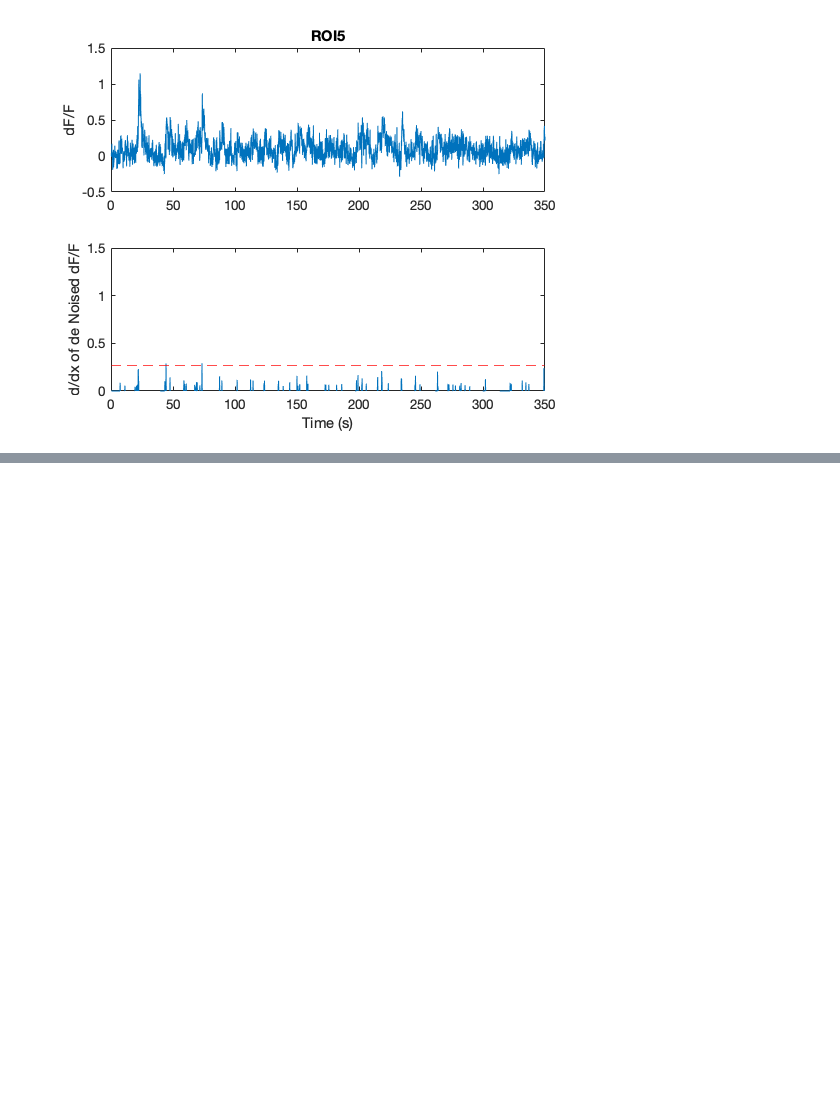
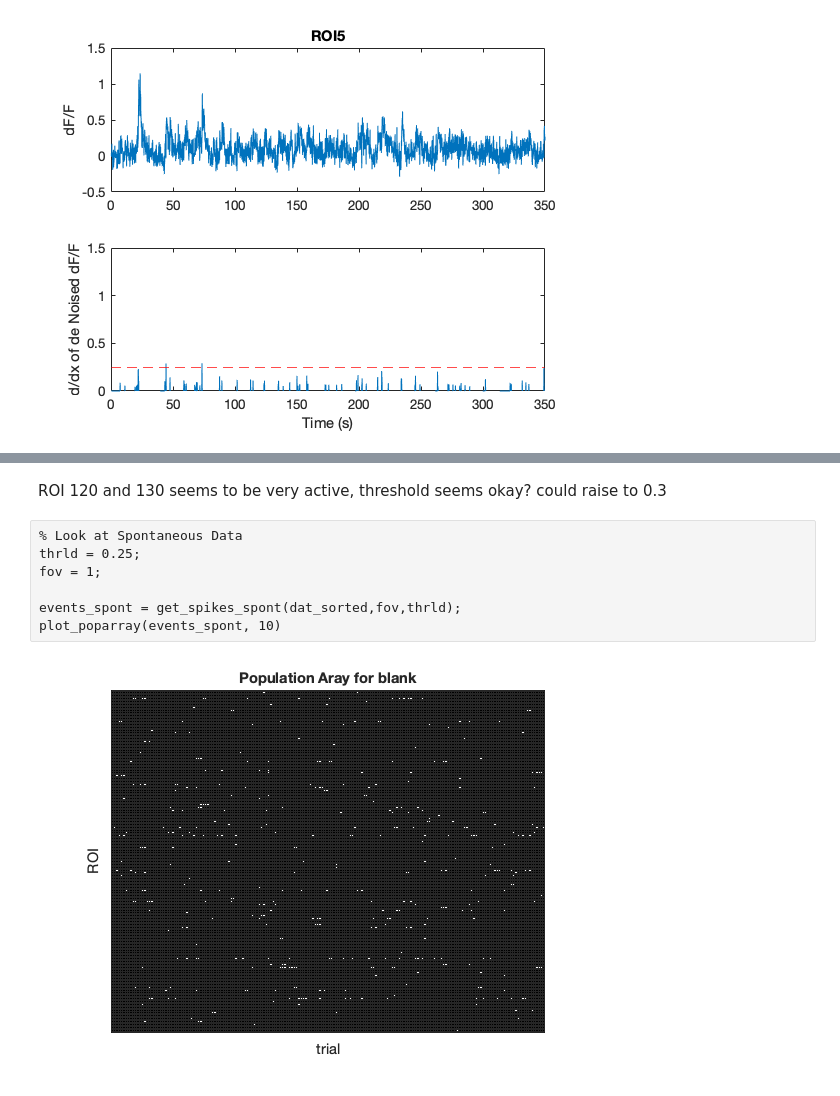
Before and after one commit to neurogomez/neural_ensemble_identification, a Jupyter notebook: SpikeInference.ipynb, the cells around one changed output, grey strips where cells are left out. Drawn from its saved outputs; the diff is of its cells as text; blank space fills up the shorter version.

```diff
--- a/SpikeInference.ipynb
+++ b/SpikeInference.ipynb
@@ -54,0 +104,11 @@ plot_thrld(data, frameRate,5, 0.25)
+# %% [markdown]
+ROI 120 and 130 seems to be very active, threshold seems okay? could raise to 0.3
+# %%
+% Look at Spontaneous Data
+thrld = 0.25;
+fov = 1;
+
+events_spont = get_spikes_spont(dat_sorted,fov,thrld);
+plot_poparray(events_spont, 10)
+# %% [output]
+[figure, added]
```
Also changed, not shown: parts of 12 cells of this notebook, 8 other files.
